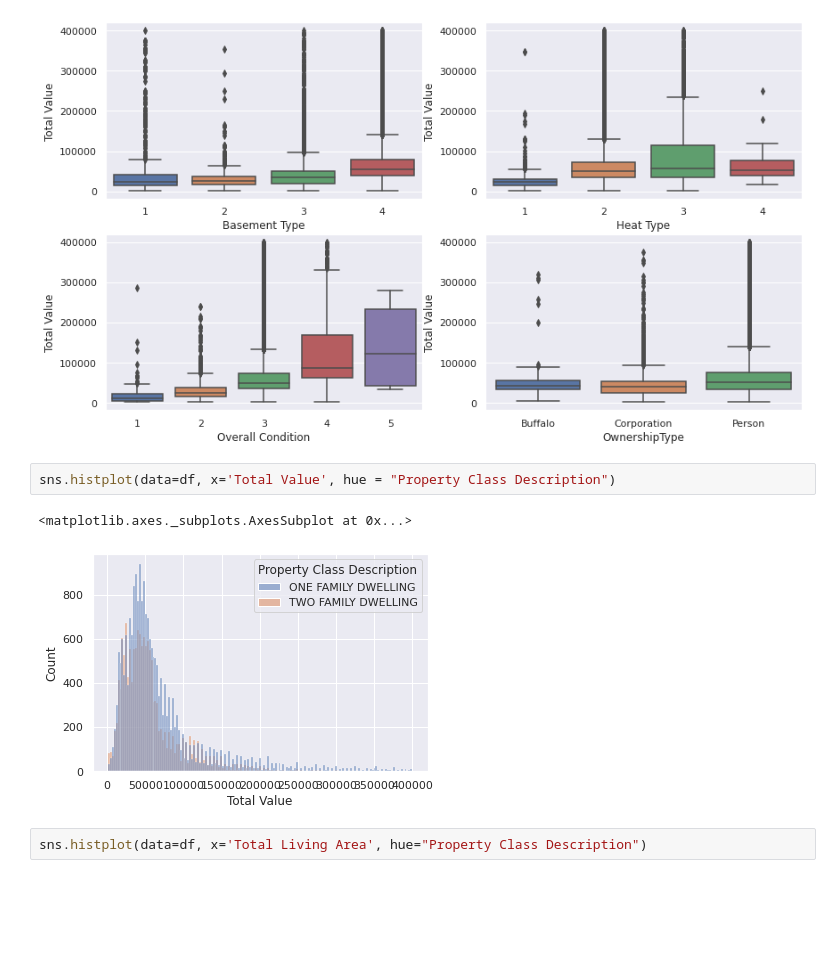
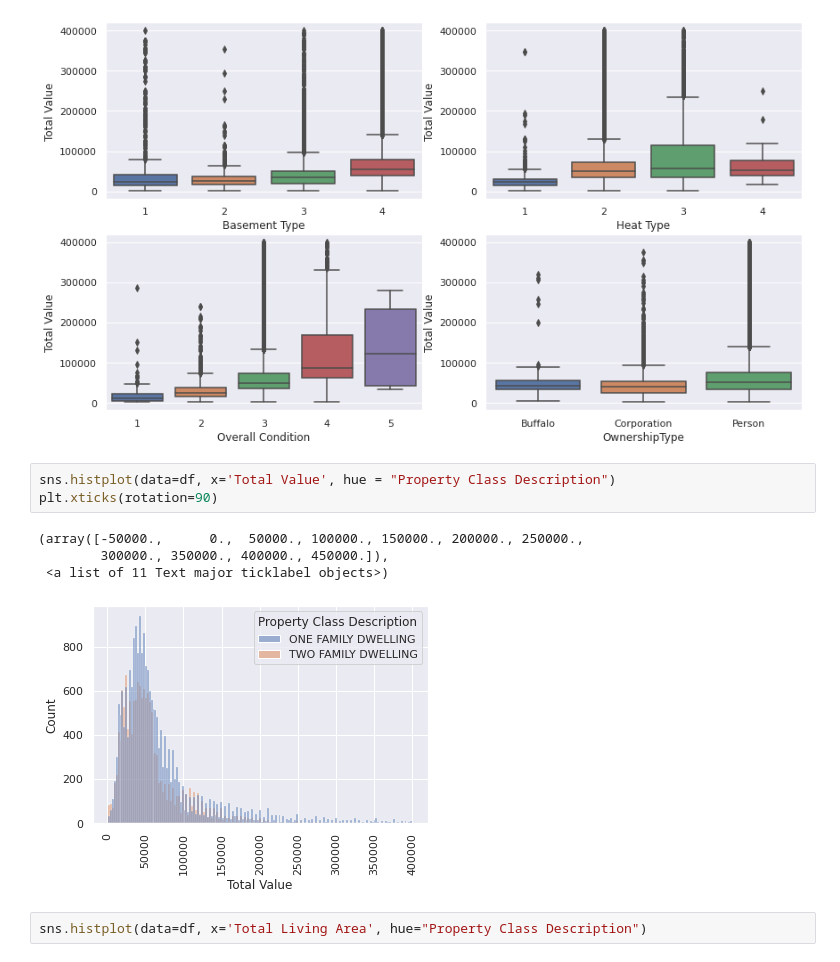
Before and after one commit to KatBCN/ML-PropertyAssessment, a Jupyter notebook: ML_Modeling_LinearRegression2_PropertyAssessment_Buffalo.ipynb, the cells around one changed output. Saved outputs shown, nothing was run; the diff lists cells and outputs as text; blank space fills up the shorter version.

```diff
--- a/ML_Modeling_LinearRegression2_PropertyAssessment_Buffalo.ipynb
+++ b/ML_Modeling_LinearRegression2_PropertyAssessment_Buffalo.ipynb
@@ -260,9 +260,12 @@ sns.boxplot(data=df, x='OwnershipType', y='Total Value', ax=axes[1,1])
 [figure]
 # %%
 sns.histplot(data=df, x='Total Value', hue = "Property Class Description")
+plt.xticks(rotation=90)
 # %% [output]
-<matplotlib.axes._subplots.AxesSubplot at 0x...>
+(array([-50000.,      0.,  50000., 100000., 150000., 200000., 250000.,
+        300000., 350000., 400000., 450000.]),
+ <a list of 11 Text major ticklabel objects>)
-[figure, old version]
+[figure, new version]
 # %%
 sns.histplot(data=df, x='Total Living Area', hue="Property Class Description")
 # %% [output]
```
Also changed, not shown: parts of 65 cells of this notebook.
